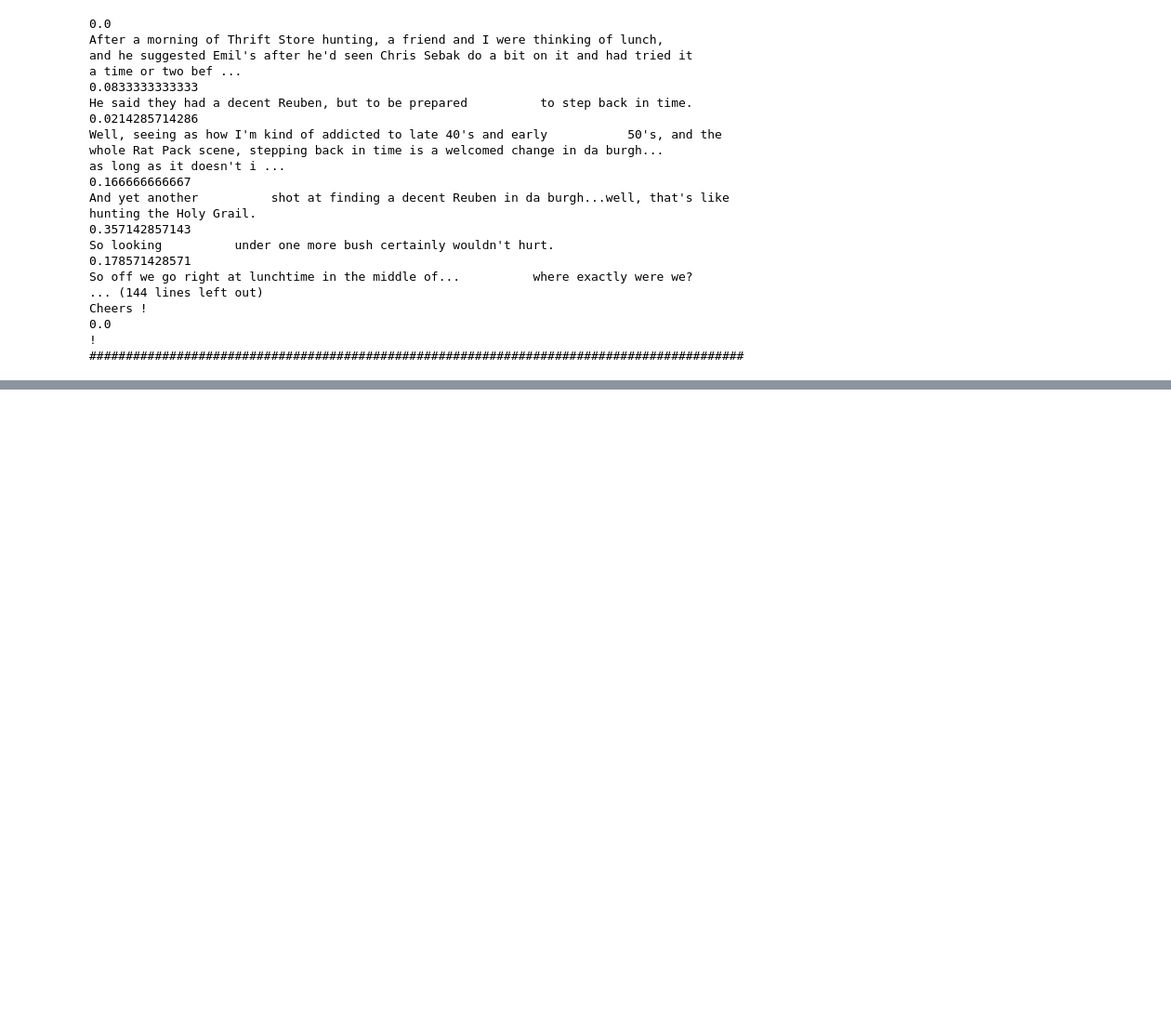
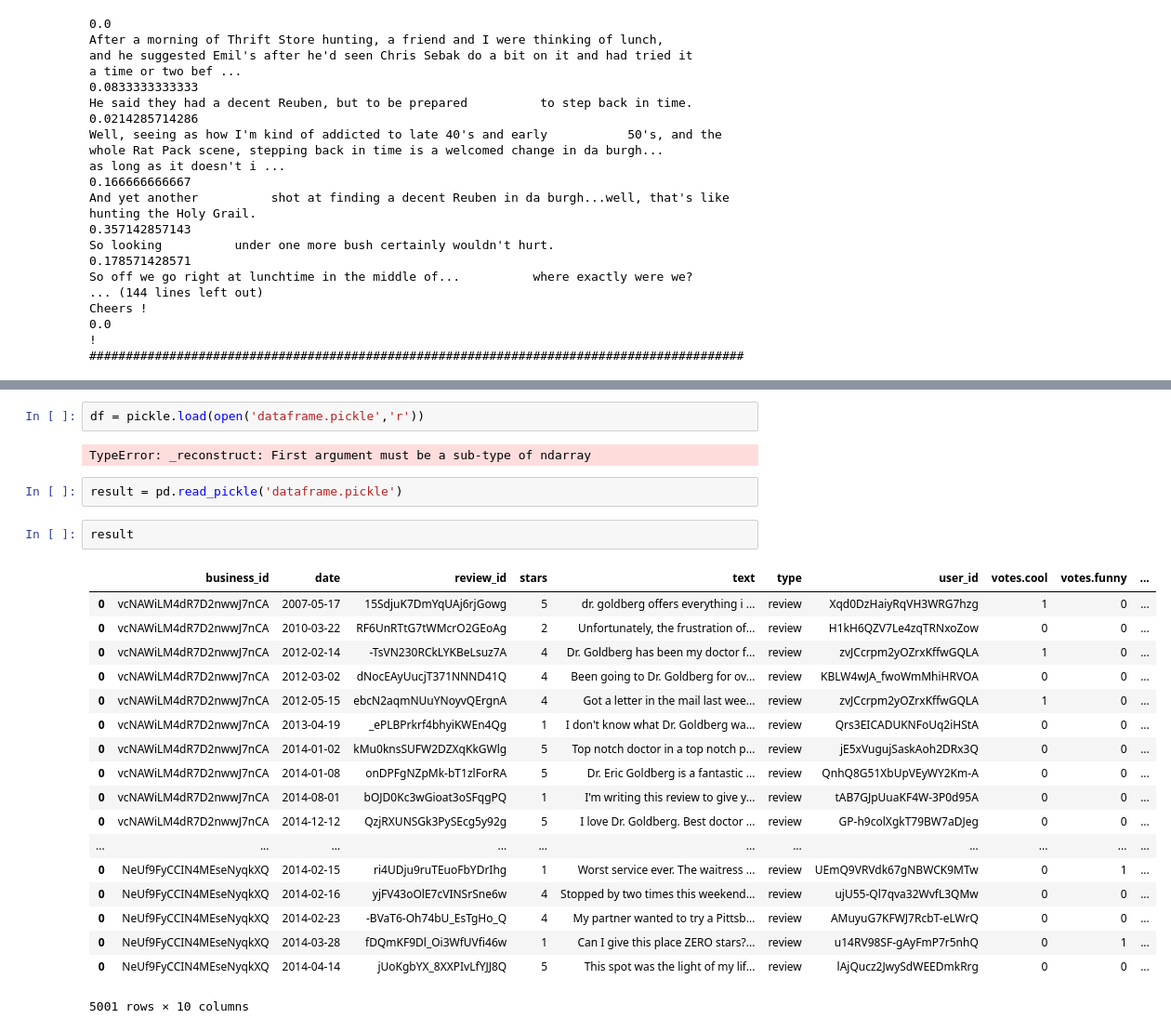
Before and after one commit to avinav/Yelp_Review_Categorization, a Jupyter notebook: Untitled.ipynb, the cells around one changed output, grey strips where cells are left out. Shown at 93% size. Drawn from its saved outputs; the diff is of its cells as text; blank space fills up the shorter version.

```diff
--- a/Untitled.ipynb
+++ b/Untitled.ipynb
@@ -111,0 +134,27 @@ Cheers !
+# %%
+df = pickle.load(open('dataframe.pickle','r'))
+# %% [output]
+TypeError: _reconstruct: First argument must be a sub-type of ndarray
+# %%
+result = pd.read_pickle('dataframe.pickle')
+# %%
+result
+# %% [output]
+|  | business_id | date | review_id | stars | text | type | user_id | votes.cool | votes.funny | ... |
+| 0 | vcNAWiLM4dR7D2nwwJ7nCA | 2007-05-17 | 15SdjuK7DmYqUAj6rjGowg | 5 | dr. goldberg offers everything i ... | review | Xqd0DzHaiyRqVH3WRG7hzg | 1 | 0 | ... |
+| 0 | vcNAWiLM4dR7D2nwwJ7nCA | 2010-03-22 | RF6UnRTtG7tWMcrO2GEoAg | 2 | Unfortunately, the frustration of... | review | H1kH6QZV7Le4zqTRNxoZow | 0 | 0 | ... |
+| 0 | vcNAWiLM4dR7D2nwwJ7nCA | 2012-02-14 | -TsVN230RCkLYKBeLsuz7A | 4 | Dr. Goldberg has been my doctor f... | review | zvJCcrpm2yOZrxKffwGQLA | 1 | 0 | ... |
+| 0 | vcNAWiLM4dR7D2nwwJ7nCA | 2012-03-02 | dNocEAyUucjT371NNND41Q | 4 | Been going to Dr. Goldberg for ov... | review | KBLW4wJA_fwoWmMhiHRVOA | 0 | 0 | ... |
+| 0 | vcNAWiLM4dR7D2nwwJ7nCA | 2012-05-15 | ebcN2aqmNUuYNoyvQErgnA | 4 | Got a letter in the mail last wee... | review | zvJCcrpm2yOZrxKffwGQLA | 1 | 0 | ... |
+| 0 | vcNAWiLM4dR7D2nwwJ7nCA | 2013-04-19 | _ePLBPrkrf4bhyiKWEn4Qg | 1 | I don't know what Dr. Goldberg wa... | review | Qrs3EICADUKNFoUq2iHStA | 0 | 0 | ... |
+| 0 | vcNAWiLM4dR7D2nwwJ7nCA | 2014-01-02 | kMu0knsSUFW2DZXqKkGWlg | 5 | Top notch doctor in a top notch p... | review | jE5xVugujSaskAoh2DRx3Q | 0 | 0 | ... |
+| 0 | vcNAWiLM4dR7D2nwwJ7nCA | 2014-01-08 | onDPFgNZpMk-bT1zlForRA | 5 | Dr. Eric Goldberg is a fantastic ... | review | QnhQ8G51XbUpVEyWY2Km-A | 0 | 0 | ... |
+| 0 | vcNAWiLM4dR7D2nwwJ7nCA | 2014-08-01 | bOJD0Kc3wGioat3oSFqgPQ | 1 | I'm writing this review to give y... | review | tAB7GJpUuaKF4W-3P0d95A | 0 | 0 | ... |
+| 0 | vcNAWiLM4dR7D2nwwJ7nCA | 2014-12-12 | QzjRXUNSGk3PySEcg5y92g | 5 | I love Dr. Goldberg. Best doctor ... | review | GP-h9colXgkT79BW7aDJeg | 0 | 0 | ... |
+| ... | ... | ... | ... | ... | ... | ... | ... | ... | ... | ... |
+| 0 | NeUf9FyCCIN4MEseNyqkXQ | 2014-02-15 | ri4UDju9ruTEuoFbYDrIhg | 1 | Worst service ever. The waitress ... | review | UEmQ9VRVdk67gNBWCK9MTw | 0 | 1 | ... |
+| 0 | NeUf9FyCCIN4MEseNyqkXQ | 2014-02-16 | yjFV43oOlE7cVINSrSne6w | 4 | Stopped by two times this weekend... | review | ujU55-Ql7qva32WvfL3QMw | 0 | 0 | ... |
+| 0 | NeUf9FyCCIN4MEseNyqkXQ | 2014-02-23 | -BVaT6-Oh74bU_EsTgHo_Q | 4 | My partner wanted to try a Pittsb... | review | AMuyuG7KFWJ7RcbT-eLWrQ | 0 | 0 | ... |
+| 0 | NeUf9FyCCIN4MEseNyqkXQ | 2014-03-28 | fDQmKF9Dl_Oi3WfUVfi46w | 1 | Can I give this place ZERO stars?... | review | u14RV98SF-gAyFmP7r5nhQ | 0 | 1 | ... |
+| 0 | NeUf9FyCCIN4MEseNyqkXQ | 2014-04-14 | jUoKgbYX_8XXPIvLfYJJ8Q | 5 | This spot was the light of my lif... | review | lAjQucz2JwySdWEEDmkRrg | 0 | 0 | ... |
+5001 rows × 10 columns
```
Also changed, not shown: parts of 2 cells of this notebook, 2 other files.
